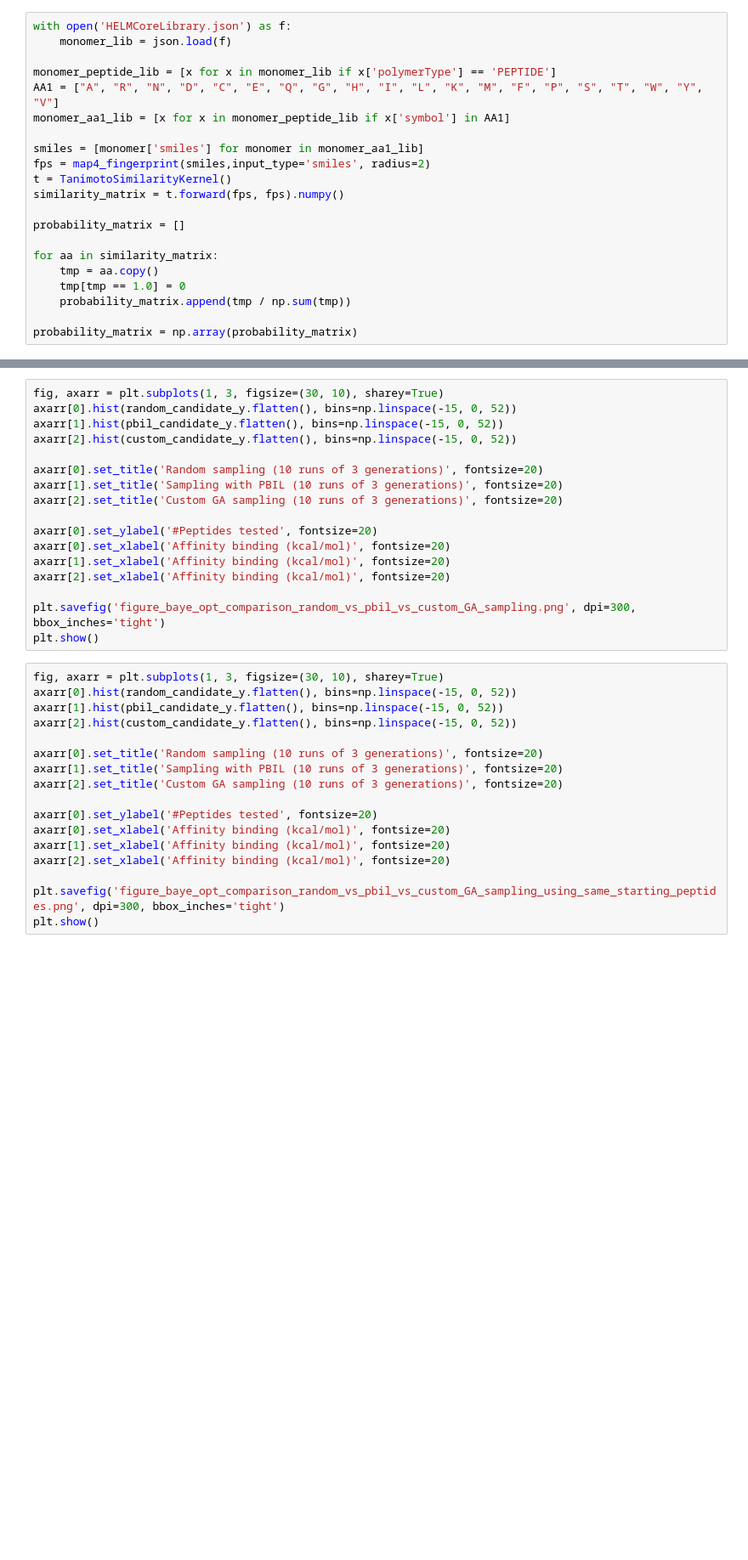
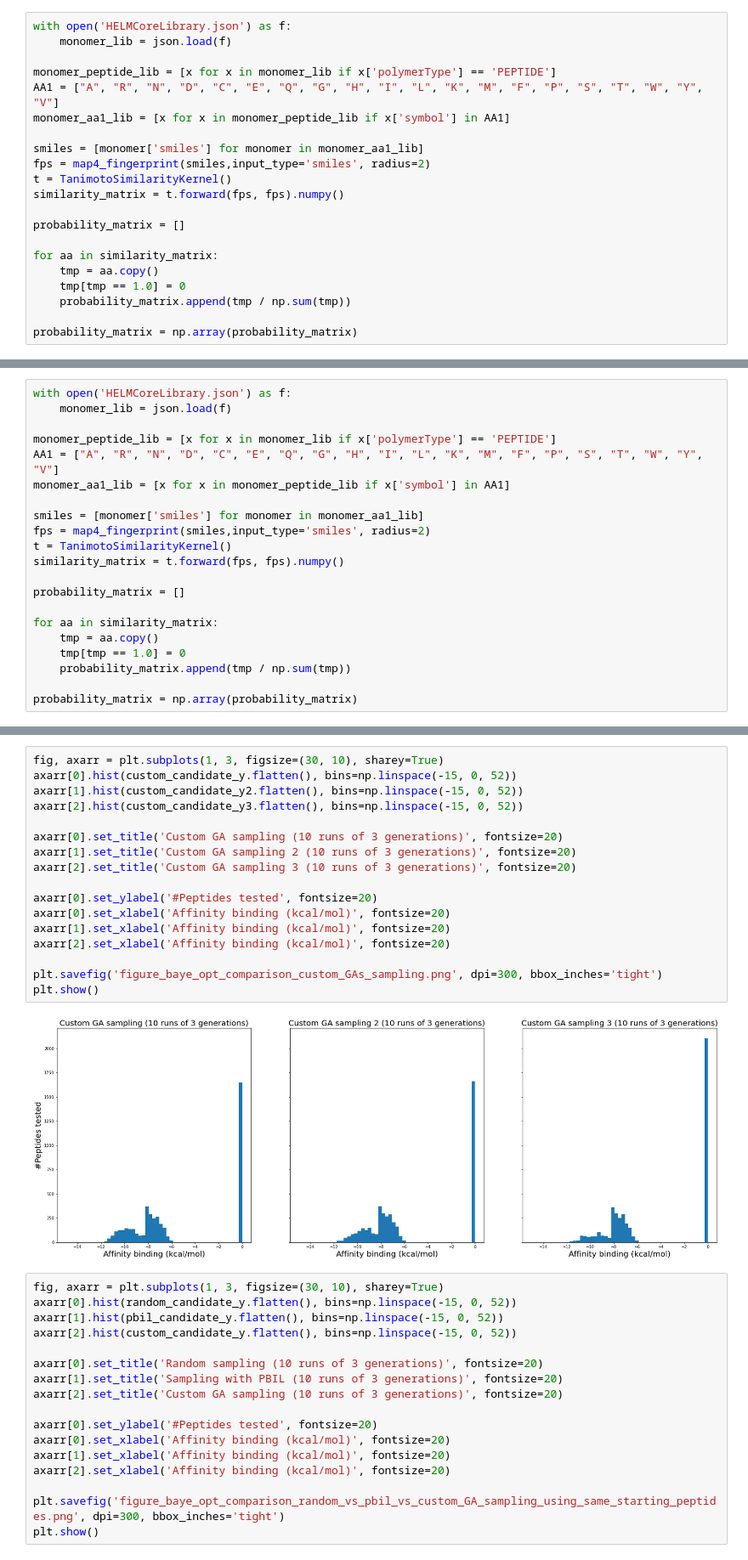
Before and after one commit to jeeberhardt/mobius, a Jupyter notebook: data/helm_ga/Untitled1.ipynb, the cells around one changed output, grey strips where cells are left out. Shown at 85% size. Saved outputs shown, nothing was run; the diff lists cells and outputs as text; blank space fills up the shorter version.

```diff
--- a/data/helm_ga/Untitled1.ipynb
+++ b/data/helm_ga/Untitled1.ipynb
@@ -1169,0 +1345,21 @@ Non binding pep        : 153
+# %%
+with open('HELMCoreLibrary.json') as f:
+    monomer_lib = json.load(f)
+
+monomer_peptide_lib = [x for x in monomer_lib if x['polymerType'] == 'PEPTIDE']
+AA1 = ["A", "R", "N", "D", "C", "E", "Q", "G", "H", "I", "L", "K", "M", "F", "P", "S", "T", "W", "Y", "V"]
+monomer_aa1_lib = [x for x in monomer_peptide_lib if x['symbol'] in AA1]
+
+smiles = [monomer['smiles'] for monomer in monomer_aa1_lib]
+fps = map4_fingerprint(smiles,input_type='smiles', radius=2)
+t = TanimotoSimilarityKernel()
+similarity_matrix = t.forward(fps, fps).numpy()
+
+probability_matrix = []
+
+for aa in similarity_matrix:
+    tmp = aa.copy()
+    tmp[tmp == 1.0] = 0
+    probability_matrix.append(tmp / np.sum(tmp))
+
+probability_matrix = np.array(probability_matrix)
@@ -1170,20 +1547,22 @@ Non binding pep        : 153
 # %%
 fig, axarr = plt.subplots(1, 3, figsize=(30, 10), sharey=True)
-axarr[0].hist(random_candidate_y.flatten(), bins=np.linspace(-15, 0, 52))
-axarr[1].hist(pbil_candidate_y.flatten(), bins=np.linspace(-15, 0, 52))
-axarr[2].hist(custom_candidate_y.flatten(), bins=np.linspace(-15, 0, 52))
+axarr[0].hist(custom_candidate_y.flatten(), bins=np.linspace(-15, 0, 52))
+axarr[1].hist(custom_candidate_y2.flatten(), bins=np.linspace(-15, 0, 52))
+axarr[2].hist(custom_candidate_y3.flatten(), bins=np.linspace(-15, 0, 52))
 
-axarr[0].set_title('Random sampling (10 runs of 3 generations)', fontsize=20)
-axarr[1].set_title('Sampling with PBIL (10 runs of 3 generations)', fontsize=20)
-axarr[2].set_title('Custom GA sampling (10 runs of 3 generations)', fontsize=20)
+axarr[0].set_title('Custom GA sampling (10 runs of 3 generations)', fontsize=20)
+axarr[1].set_title('Custom GA sampling 2 (10 runs of 3 generations)', fontsize=20)
+axarr[2].set_title('Custom GA sampling 3 (10 runs of 3 generations)', fontsize=20)
 
 axarr[0].set_ylabel('#Peptides tested', fontsize=20)
 axarr[0].set_xlabel('Affinity binding (kcal/mol)', fontsize=20)
 axarr[1].set_xlabel('Affinity binding (kcal/mol)', fontsize=20)
 axarr[2].set_xlabel('Affinity binding (kcal/mol)', fontsize=20)
 
-plt.savefig('figure_baye_opt_comparison_random_vs_pbil_vs_custom_GA_sampling.png', dpi=300, bbox_inches='tight')
+plt.savefig('figure_baye_opt_comparison_custom_GAs_sampling.png', dpi=300, bbox_inches='tight')
 plt.show()
+# %% [output]
+[figure, added]
 # %%
 fig, axarr = plt.subplots(1, 3, figsize=(30, 10), sharey=True)
 axarr[0].hist(random_candidate_y.flatten(), bins=np.linspace(-15, 0, 52))
```
Also changed, not shown: parts of 12 cells of this notebook, 2 other files.
